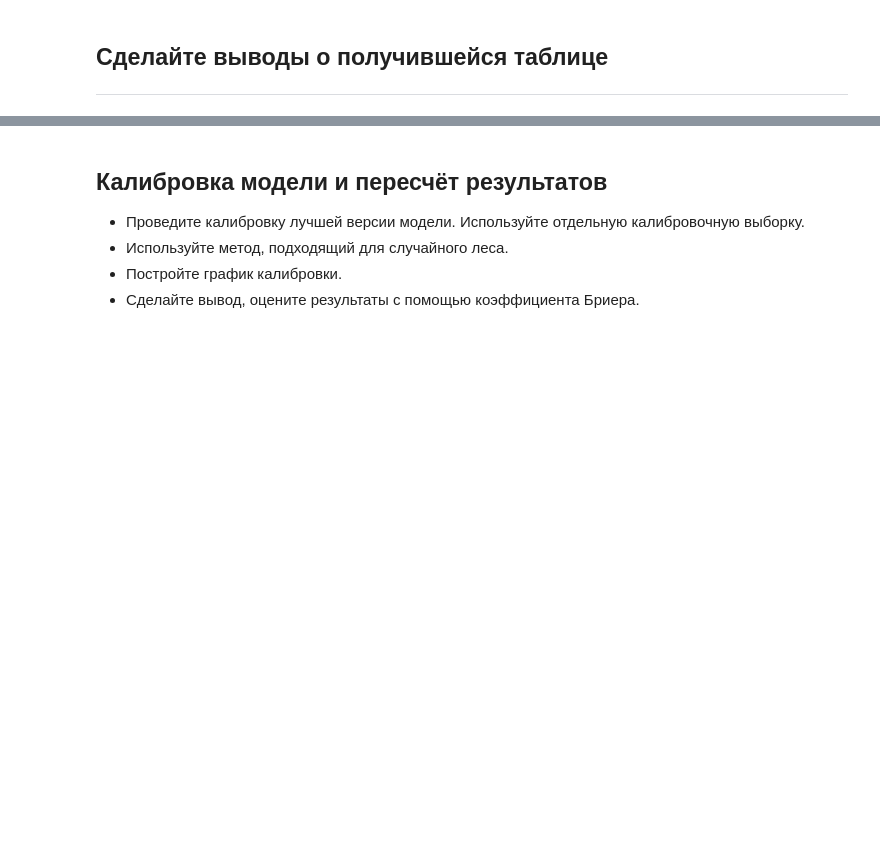
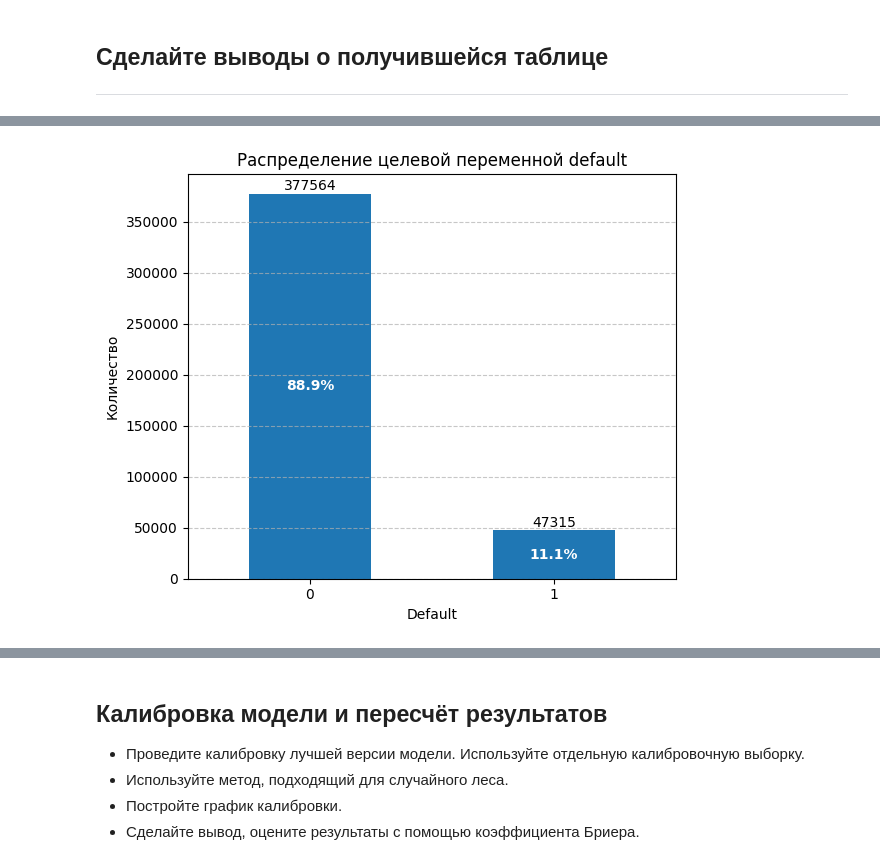
Before and after one commit to TemaQDX/sprint_15_project_behavioral_scoring, a Jupyter notebook: sprint_15_project_behavioral_scoring_Artem_Burov.ipynb, the cells around one changed output, grey strips where cells are left out. Drawn from its saved outputs; the diff is of its cells as text; code cells hidden in the pictures; blank space fills up the shorter version.

```diff
--- a/sprint_15_project_behavioral_scoring_Artem_Burov.ipynb
+++ b/sprint_15_project_behavioral_scoring_Artem_Burov.ipynb
@@ -1522,3 +1865,7 @@ df1_union.head()
 * Проведите краткий анализ получившейся итоговой таблицы.
 * Сделайте вывод о данных для моделирования.
 * Проверьте целевую переменную на предмет дисбаланса классов. Сделайте выводы.
+# %%
+plot_bar_chart(data=df1_union['default'], xlabel='Default', title='Распределение целевой переменной default', figsize=(6,5))
+# %% [output]
+[figure, added]
```
Also changed, not shown: parts of 57 cells of this notebook.
